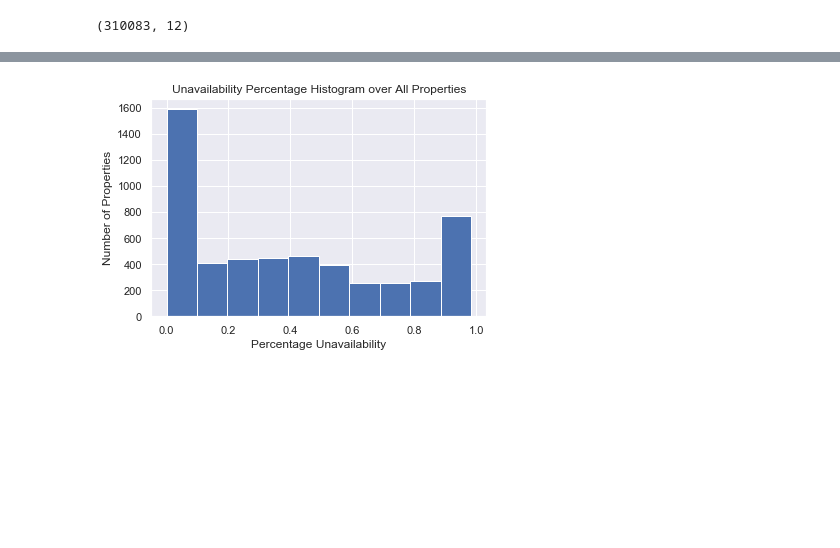
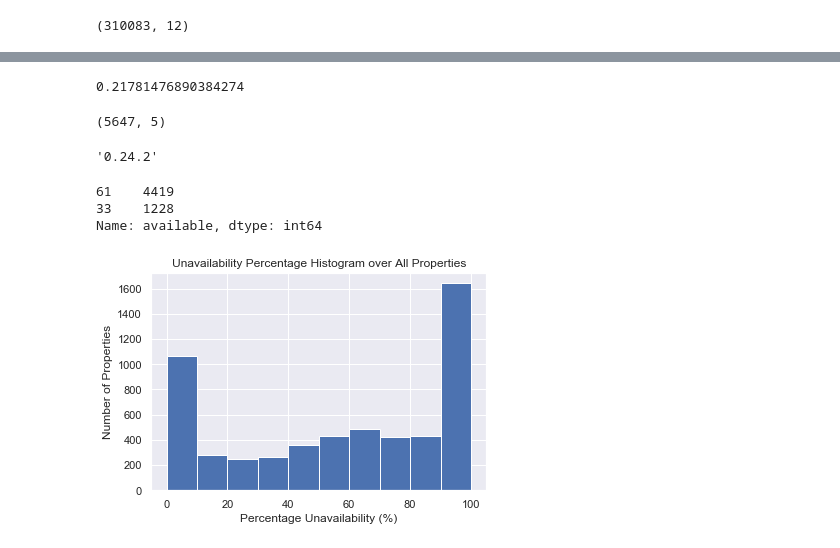
Before and after one commit to jeremyrchow/Residential_Data_Analysis, a Jupyter notebook: Analysis Notebook.ipynb, the cells around one changed output, grey strips where cells are left out. Drawn from its saved outputs; the diff is of its cells as text; code cells hidden in the pictures; blank space fills up the shorter version.

Commit message:
Exploring trends abount long term rentals, availability over time for all units

```diff
--- a/Analysis Notebook.ipynb
+++ b/Analysis Notebook.ipynb
@@ -352,19 +370,19 @@ data_rev.shape
 (310083, 12)
 # %%
 def blocked_percent(df):
-    temp_df_false_count = df[df['available']==False]\
-                            .groupby('scraping_id').count().available.reset_index() \
-                            .merge(data_rev.groupby('scraping_id').count().available.reset_index(),
-                                   on='scraping_id',how='left')
-    return temp_df_false_count
+#     temp_df_false_count = df[df['available']==False]\
+#                             .groupby('scraping_id').count().available.reset_index() \
+#                             .merge(data_rev.groupby('scraping_id').count().available.reset_index(),
+#                                    on='scraping_id',how='left')
+    temp_df = df.groupby(['scraping_id']).available.count().reset_index().merge(
+                df.groupby(['scraping_id']).available.sum().reset_index(),on='scraping_id',how='left')
+    temp_df.columns = ['scraping_id','total_days_scraped','days_available']
+    temp_df['days_unavailable'] = temp_df.total_days_scraped - temp_df.days_available
+    temp_df['unavailable_percent'] = temp_df.days_unavailable/ temp_df.total_days_scraped*100
+
+    return temp_df
 # %%
 avail_percentage = blocked_percent(data_rev)
-# %%
-avail_percentage.columns=['scraping_id','days_available','total_days_recorded']
-# %%
-avail_percentage['days_unavailable'] = avail_percentage['total_days_recorded'] - avail_percentage['days_available']
-# %%
-avail_percentage['unavail_percent'] = avail_percentage.days_unavailable/avail_percentage.total_days_recorded
 # %%
 avail_percentage.head()
 # %% [output]
@@ -377,12 +418,31 @@ avail_percentage.head()
+# %%
+avail_percentage[avail_percentage.days_unavailable==avail_percentage.total_days_scraped].shape[0] / \
+avail_percentage.shape[0]
+# %% [output]
+0.21781476890384274
+# %%
+data_
+# %% [output]
+(5647, 5)
+# %%
+pd.__version__
+# %% [output]
+'0.24.2'
+# %%
+data_rev.groupby('scraping_id').available.count().value_counts()
+# %% [output]
+61    4419
+33    1228
+Name: available, dtype: int64
 # %%
 fig,ax=plt.subplots()
-avail_percentage.unavail_percent.plot(kind='hist')
+avail_percentage.unavailable_percent.plot(kind='hist')
 # ax.title('Test')
 
-ax.set_xlabel('Percentage Unavailability')
+ax.set_xlabel('Percentage Unavailability (%)')
 ax.set_ylabel('Number of Properties')
 # ax.set_ylabel('Ephemeral Tweets Sent',fontsize=16)
 plt.title('Unavailability Percentage Histogram over All Properties')
 ax.grid(True)
 # %% [output]
-[figure, old version]
+[figure, new version]
```
Also changed, not shown: parts of 16 cells of this notebook.
